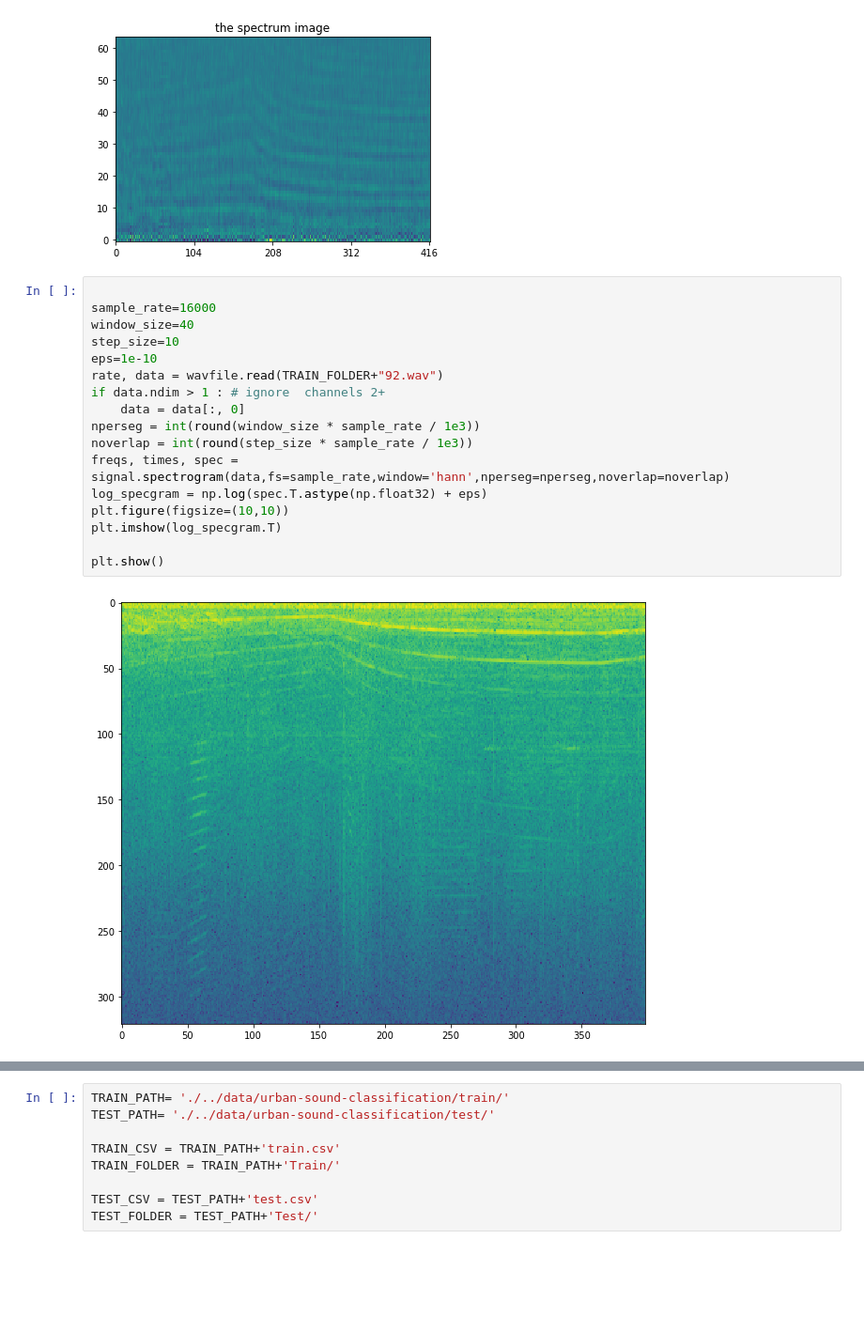
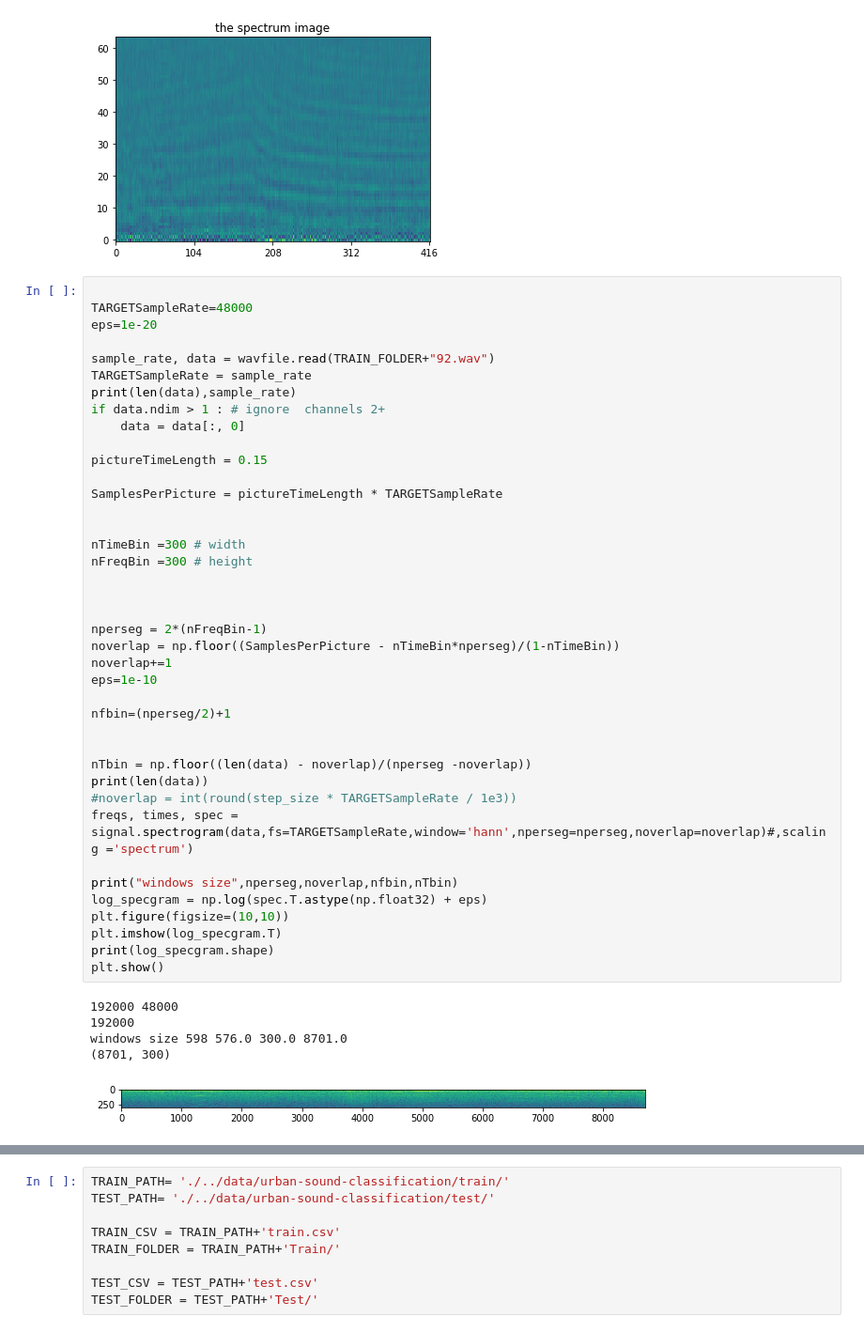
Before and after one commit to FAR-Lab/RealtimeAudioClassification, a Jupyter notebook: SpectrumGeneration/GenerateSpectrumUrbanFasterAudio.ipynb, the cells around one changed output, grey strips where cells are left out. Shown at 94% size. Drawn from its saved outputs; the diff is of its cells as text; blank space fills up the shorter version.

```diff
--- a/SpectrumGeneration/GenerateSpectrumUrbanFasterAudio.ipynb
+++ b/SpectrumGeneration/GenerateSpectrumUrbanFasterAudio.ipynb
@@ -89,20 +89,47 @@ Text(0.5, 1.0, 'the spectrum image')
 [figure]
 # %%
 
-sample_rate=16000
-window_size=40
-step_size=10
-eps=1e-10
-rate, data = wavfile.read(TRAIN_FOLDER+"92.wav")
+TARGETSampleRate=48000
+eps=1e-20
+
+sample_rate, data = wavfile.read(TRAIN_FOLDER+"92.wav")
+TARGETSampleRate = sample_rate
+print(len(data),sample_rate)
 if data.ndim > 1 : # ignore  channels 2+
     data = data[:, 0]
-nperseg = int(round(window_size * sample_rate / 1e3))
-noverlap = int(round(step_size * sample_rate / 1e3))
-freqs, times, spec = signal.spectrogram(data,fs=sample_rate,window='hann',nperseg=nperseg,noverlap=noverlap)
+
+pictureTimeLength = 0.15
+
+SamplesPerPicture = pictureTimeLength * TARGETSampleRate
+
+
+nTimeBin =300 # width
+nFreqBin =300 # height
+
+
+
+nperseg = 2*(nFreqBin-1)
+noverlap = np.floor((SamplesPerPicture - nTimeBin*nperseg)/(1-nTimeBin))
+noverlap+=1
+eps=1e-10
+
+nfbin=(nperseg/2)+1
+
+
+nTbin = np.floor((len(data) - noverlap)/(nperseg -noverlap))
+print(len(data))
+#noverlap = int(round(step_size * TARGETSampleRate / 1e3))
+freqs, times, spec = signal.spectrogram(data,fs=TARGETSampleRate,window='hann',nperseg=nperseg,noverlap=noverlap)#,scaling ='spectrum')
+
+print("windows size",nperseg,noverlap,nfbin,nTbin)
 log_specgram = np.log(spec.T.astype(np.float32) + eps)
 plt.figure(figsize=(10,10))
 plt.imshow(log_specgram.T)
-
+print(log_specgram.shape)
 plt.show()
 # %% [output]
+192000 48000
+192000
+windows size 598 576.0 300.0 8701.0
+(8701, 300)
-[figure, old version]
+[figure, new version]
```
Also changed, not shown: parts of 1 cell of this notebook, 7 other files.
